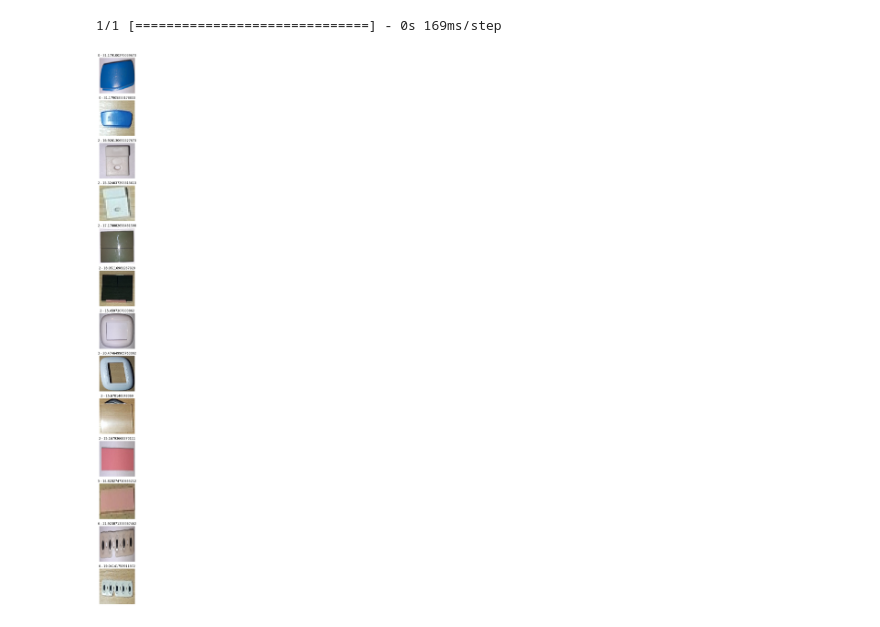
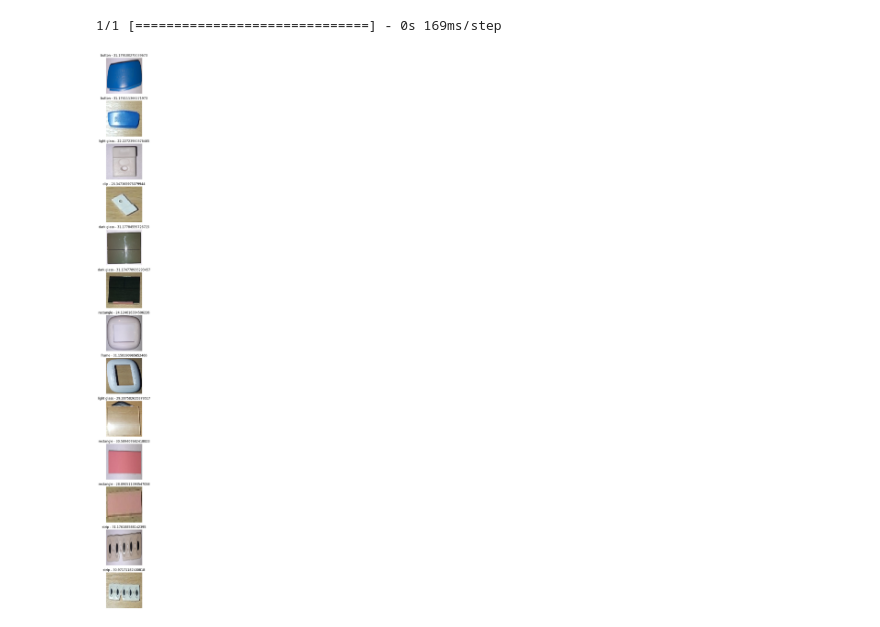
Before and after one commit to SzyJar/VisionSystem, a Jupyter notebook: tensor.ipynb, the cells around one changed output. Drawn from its saved outputs; the diff is of its cells as text; code cells hidden in the pictures.

```diff
--- a/tensor.ipynb
+++ b/tensor.ipynb
@@ -20,7 +20,7 @@ total_val = sum([len(files) for r, d, files in os.walk(validation_dir)])
 total_test = len(os.listdir(test_dir))
 # %%
 batch_size = 128
-epochs = 16
+epochs = 64
 IMG_HEIGHT = 150
 IMG_WIDTH = 150
 # %%
@@ -169,25 +201,25 @@ Epoch 16/16
 # %%
 probability_model = tf.keras.Sequential([model,
                                          tf.keras.layers.Softmax()])
 predictions = probability_model.predict(test_data_gen)
 
 test_images, _ = next(test_data_gen)
 
 
 predictionPercent = []
 predictionLabel = []
-
+name = ["button", "clip", "dark glass", "frame", "light glass", "rectangle", "strip"]
 for i in range(len(predictions)):
     value = 0
     category = 0
     for j in range(len(predictions[i])):
         if predictions[i][j] > value:
             value = predictions[i][j]
             category = j
     predictionPercent.append(value)
-    predictionLabel.append(category)
+    predictionLabel.append(name[category])
 
 plotImages(test_images, predictionPercent, predictionLabel)
 # %% [output]
 1/1 [==============================] - 0s 169ms/step
-[figure, old version]
+[figure, new version]
```
Also changed, not shown: parts of 8 cells of this notebook, 2 other files.
